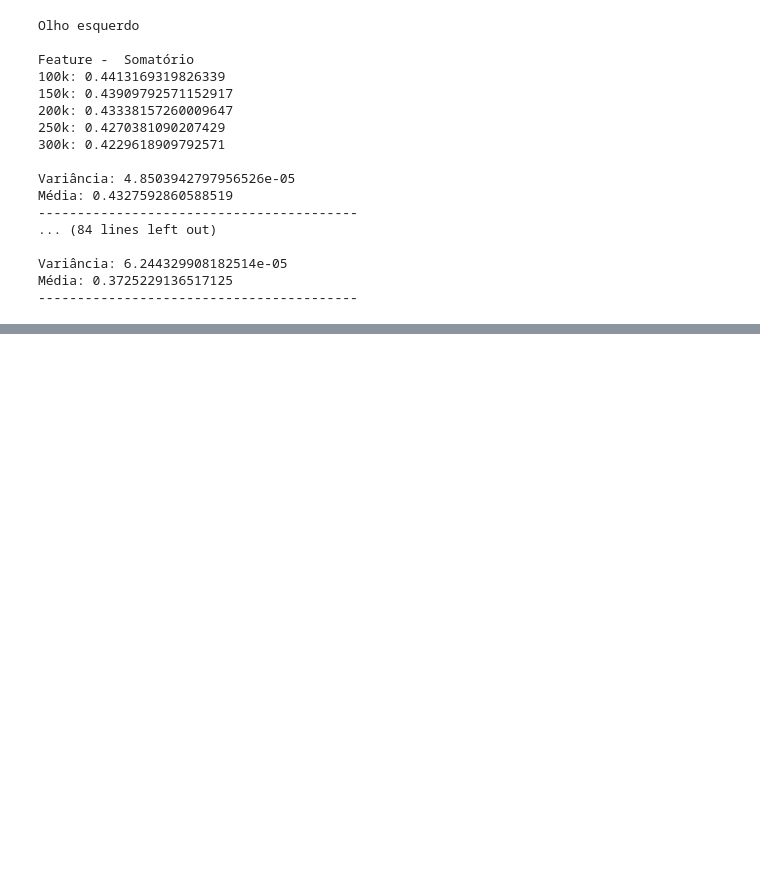
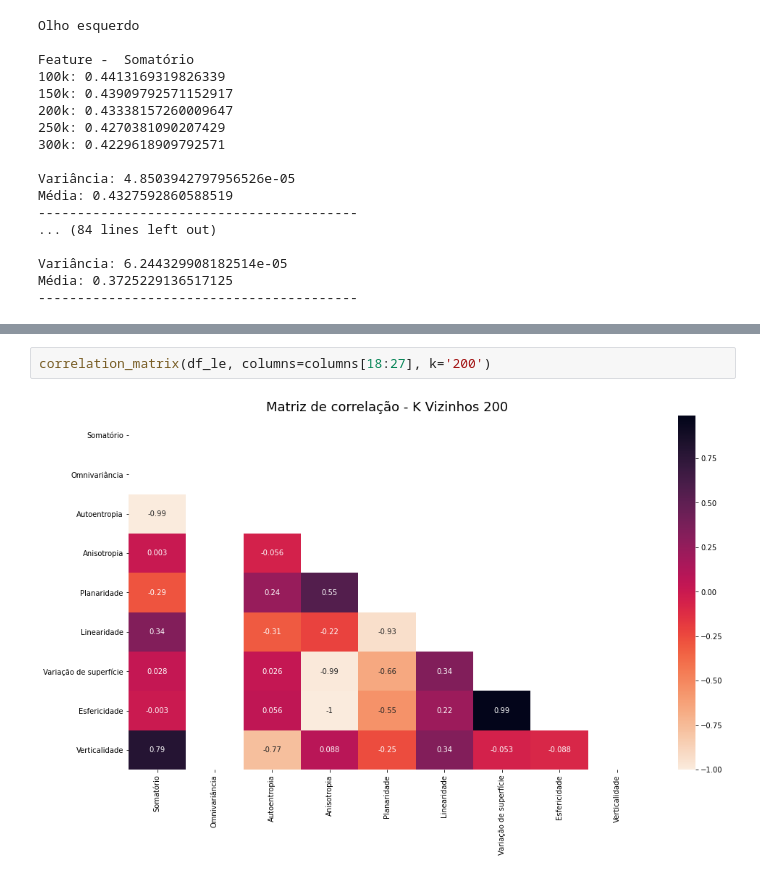
Before and after one commit to thalissonfelipe/landmarks, a Jupyter notebook: Análise das Features da Matriz de Covarariância (K Vizinhos).ipynb, the cells around one changed output, grey strips where cells are left out. Saved outputs shown, nothing was run; the diff lists cells and outputs as text; blank space fills up the shorter version.

```diff
--- a/Análise das Features da Matriz de Covarariância (K Vizinhos).ipynb
+++ b/Análise das Features da Matriz de Covarariância (K Vizinhos).ipynb
@@ -301,0 +321,4 @@ Média: 0.403256880733945
+# %%
+correlation_matrix(df_le, columns=columns[18:27], k='200')
+# %% [output]
+[figure, added]
```
Also changed, not shown: parts of 11 cells of this notebook, 1 other file.
